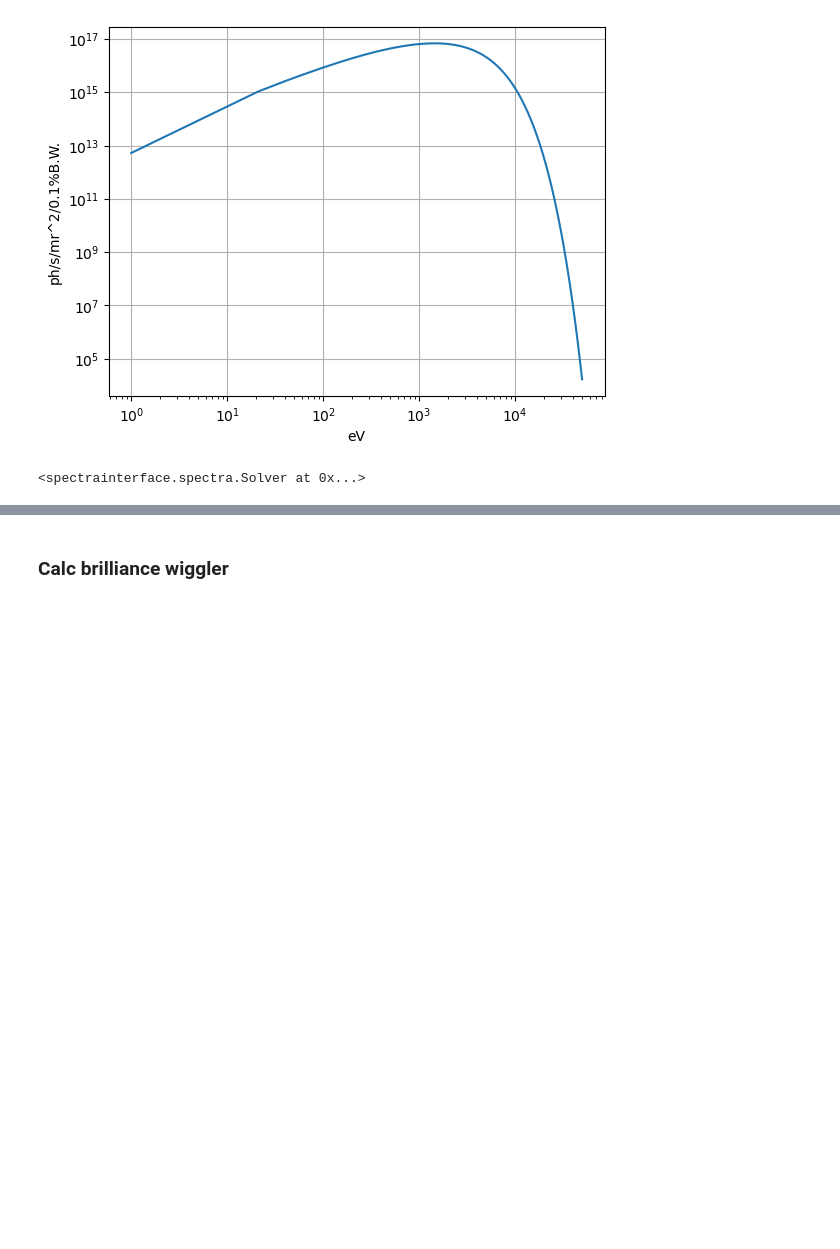
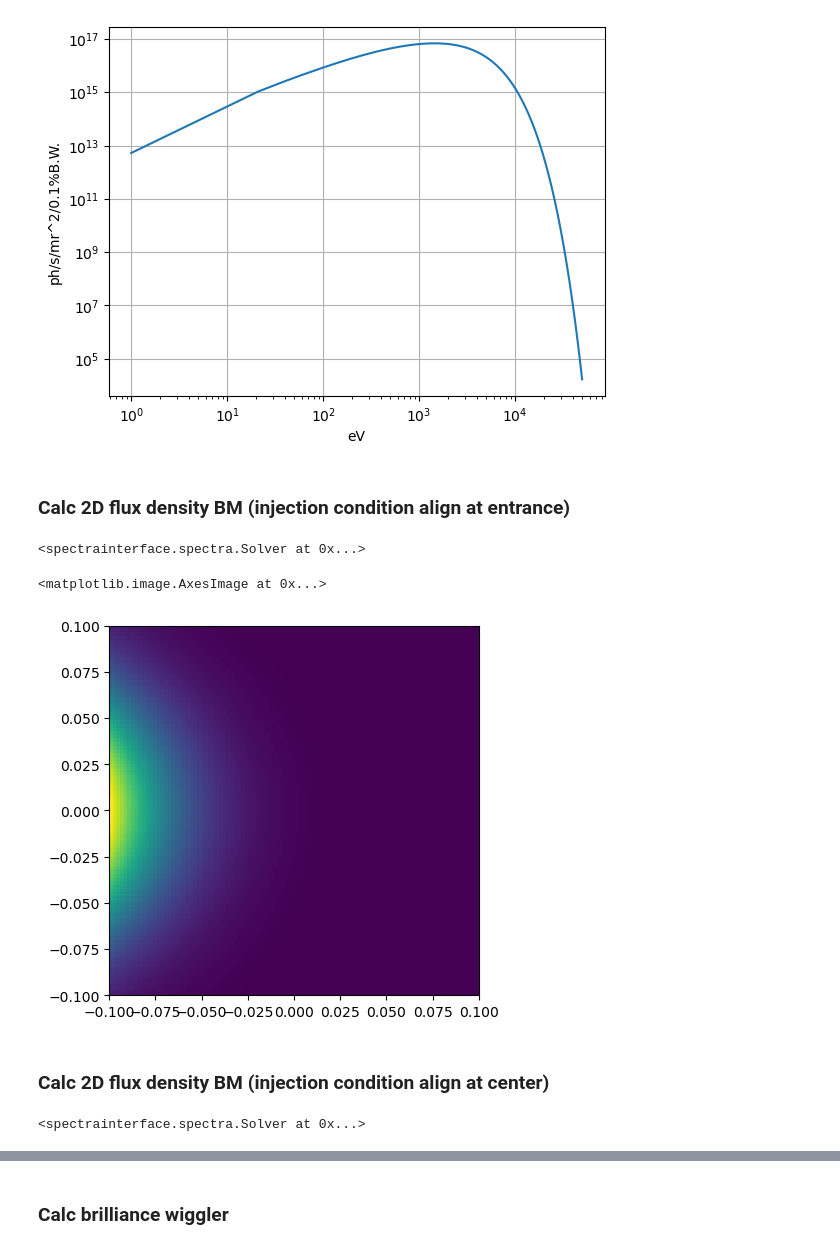
Before and after one commit to lnls-ids/spectrainterface, a Jupyter notebook: spectrainterface/tutorial_spectra_interface.ipynb, the cells around one changed output, grey strips where cells are left out. Saved outputs shown, nothing was run; the diff lists cells and outputs as text; code cells hidden in the pictures; blank space fills up the shorter version.

```diff
--- a/spectrainterface/tutorial_spectra_interface.ipynb
+++ b/spectrainterface/tutorial_spectra_interface.ipynb
@@ -466,4 +463,6 @@ plt.ylabel(spectra.calc.output_captions["units"][1])
 plt.grid()
 # %% [output]
 [figure]
+# %% [markdown]
+### Calc 2D flux density BM (injection condition align at entrance)
 # %%
@@ -495,3 +489,38 @@ spectra.calc.set_config()
 spectra.calc.run_calculation()
 # %% [output]
 <spectrainterface.spectra.Solver at 0x...>
+# %%
+x = spectra.calc.x
+y = spectra.calc.y
+
+flux = spectra.calc.flux
+plt.imshow(flux, extent=[x[0], x[-1], y[0], y[-1]])
+# %% [output]
+<matplotlib.image.AxesImage at 0x...>
+[figure, added]
+# %% [markdown]
+### Calc 2D flux density BM (injection condition align at center)
+# %%
+spectra = SpectraInterface()
+spectra.accelerator.set_extraction_point('low_beta')
+
+spectra.calc.source_type = spectra.calc.SourceType.bending_magnet
+spectra.accelerator.injection_condition = spectra.calc.InjectionCondition.center
+spectra.calc.method = spectra.calc.CalcConfigs.Method.near_field
+spectra.calc.indep_var = spectra.calc.CalcConfigs.Variable.mesh_xy
+spectra.calc.output_type = (
+    spectra.calc.CalcConfigs.Output.flux_density
+)
+spectra.calc.by_peak = by_peak
+spectra.calc.distance_from_source = 50
+spectra.accelerator.zero_emittance = True
+spectra.accelerator.zero_energy_spread = True
+spectra.calc.x_range = [-0.1, 0.1]
+spectra.calc.y_range = [-0.1, 0.1]
+spectra.calc.x_nr_pts = 101
+spectra.calc.y_nr_pts = 101
+spectra.calc.target_energy = 2000
+spectra.calc.set_config()
+spectra.calc.run_calculation()
+# %% [output]
+<spectrainterface.spectra.Solver at 0x...>
```
Also changed, not shown: parts of 11 cells of this notebook.
